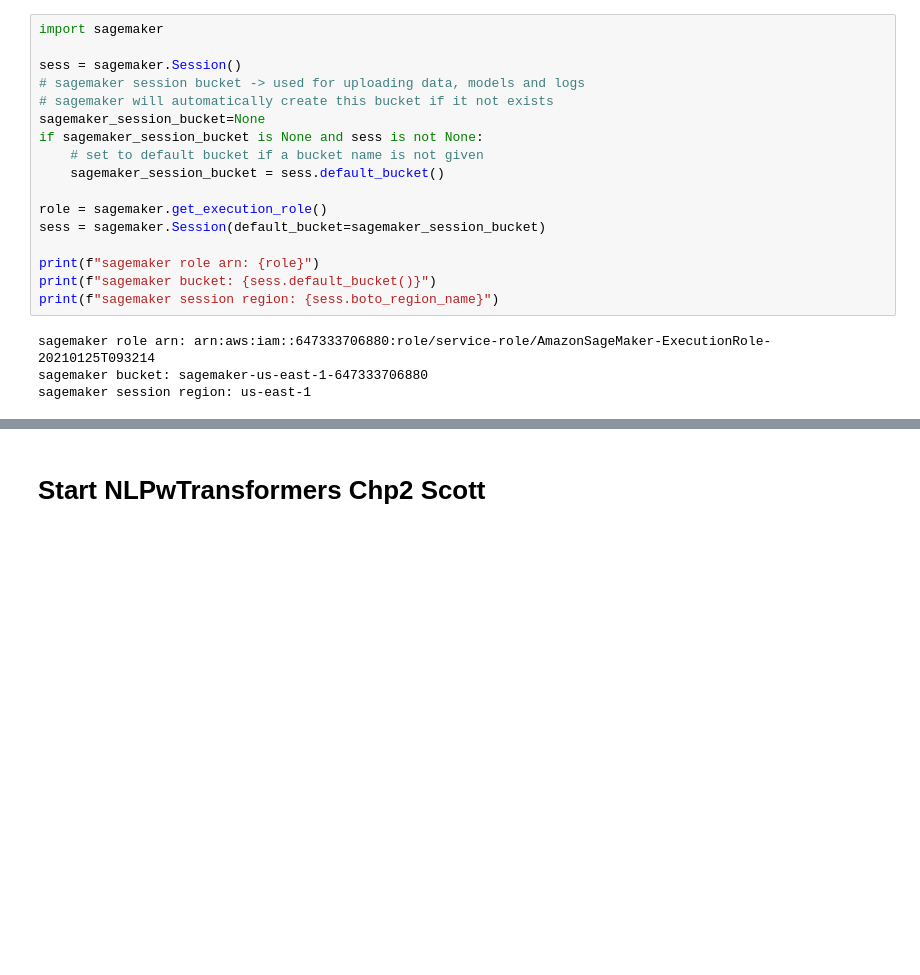
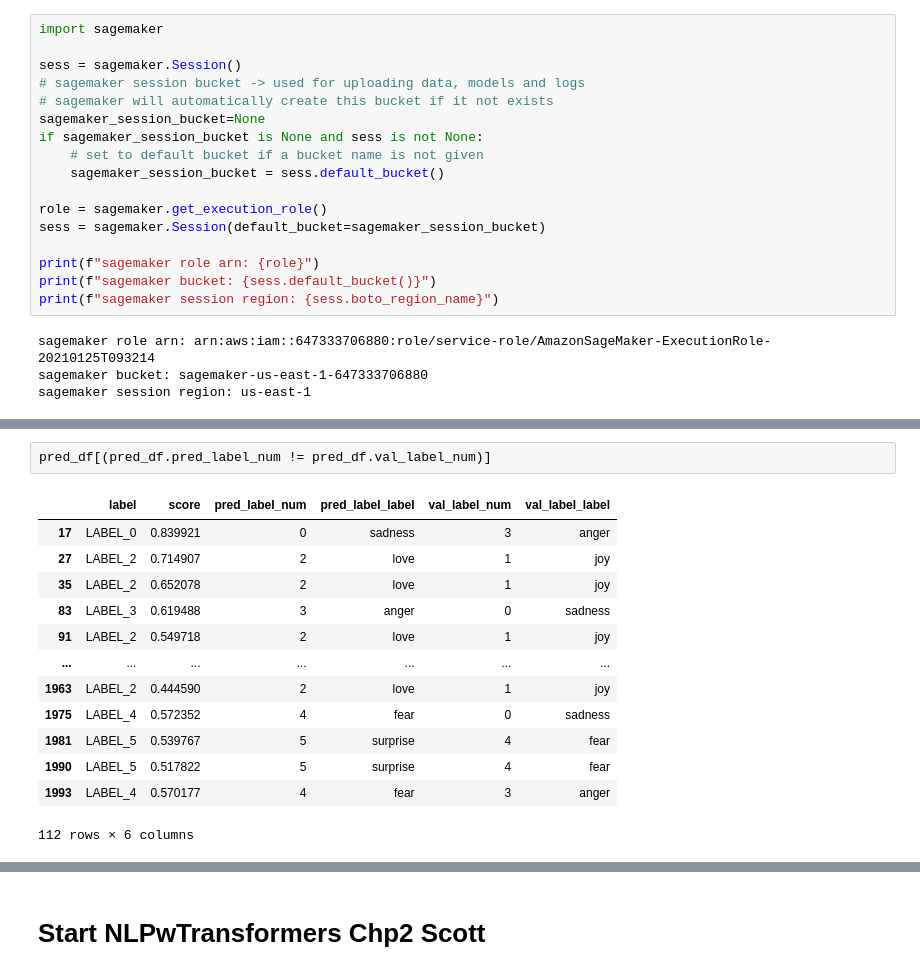
Before and after one commit to bdonkey/HuggingFacenotebooks, a Jupyter notebook: sagemaker/ss_01_getting_started_pytorch/ssNlpWTch2.ipynb, the cells around one changed output, grey strips where cells are left out. Cells and saved outputs as stored; diff of their text form; blank space fills up the shorter version.

```diff
--- a/sagemaker/ss_01_getting_started_pytorch/ssNlpWTch2.ipynb
+++ b/sagemaker/ss_01_getting_started_pytorch/ssNlpWTch2.ipynb
@@ -85,0 +502,16 @@ sagemaker session region: us-east-1
+# %%
+pred_df[(pred_df.pred_label_num != pred_df.val_label_num)]
+# %% [output]
+|  | label | score | pred_label_num | pred_label_label | val_label_num | val_label_label |
+| 17 | LABEL_0 | 0.839921 | 0 | sadness | 3 | anger |
+| 27 | LABEL_2 | 0.714907 | 2 | love | 1 | joy |
+| 35 | LABEL_2 | 0.652078 | 2 | love | 1 | joy |
+| 83 | LABEL_3 | 0.619488 | 3 | anger | 0 | sadness |
+| 91 | LABEL_2 | 0.549718 | 2 | love | 1 | joy |
+| ... | ... | ... | ... | ... | ... | ... |
+| 1963 | LABEL_2 | 0.444590 | 2 | love | 1 | joy |
+| 1975 | LABEL_4 | 0.572352 | 4 | fear | 0 | sadness |
+| 1981 | LABEL_5 | 0.539767 | 5 | surprise | 4 | fear |
+| 1990 | LABEL_5 | 0.517822 | 5 | surprise | 4 | fear |
+| 1993 | LABEL_4 | 0.570177 | 4 | fear | 3 | anger |
+112 rows × 6 columns
```
Also changed, not shown: parts of 62 cells of this notebook, 13 other files.
